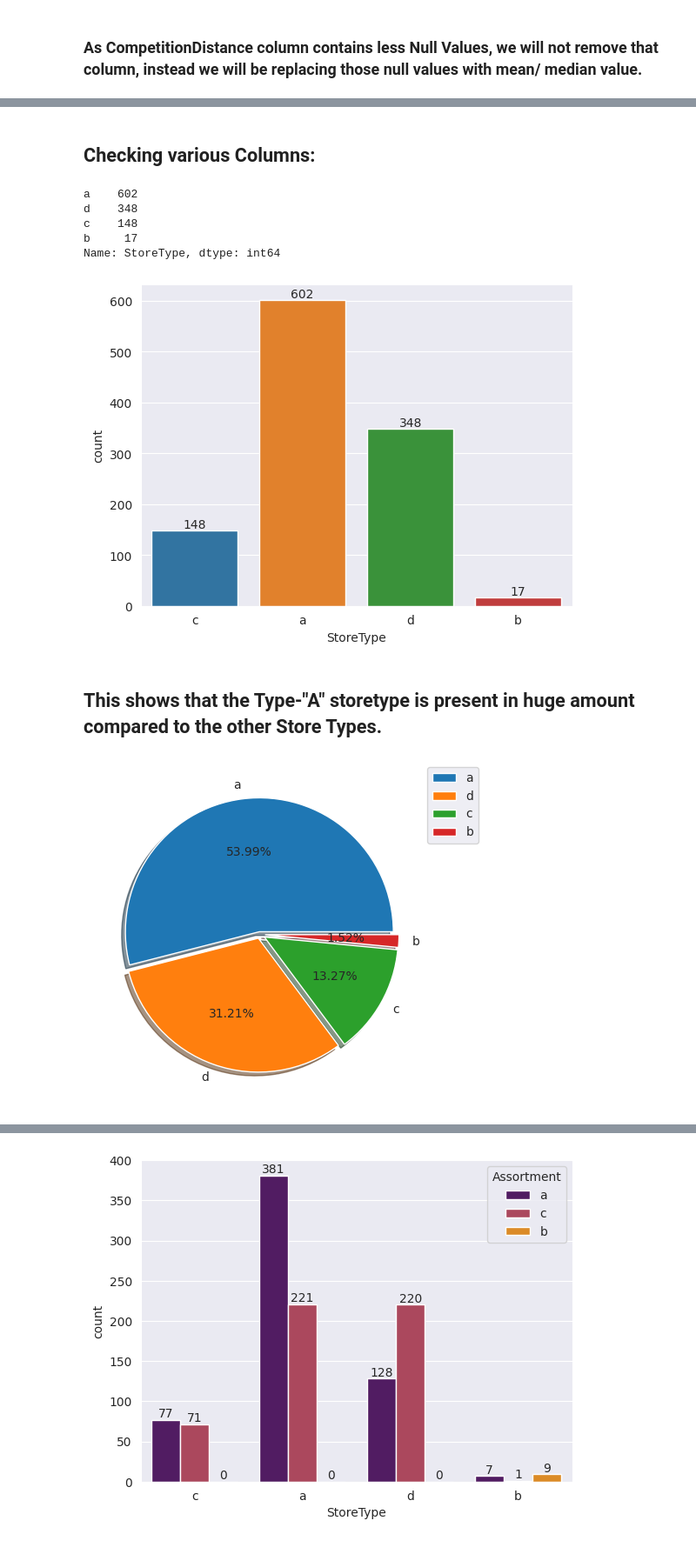
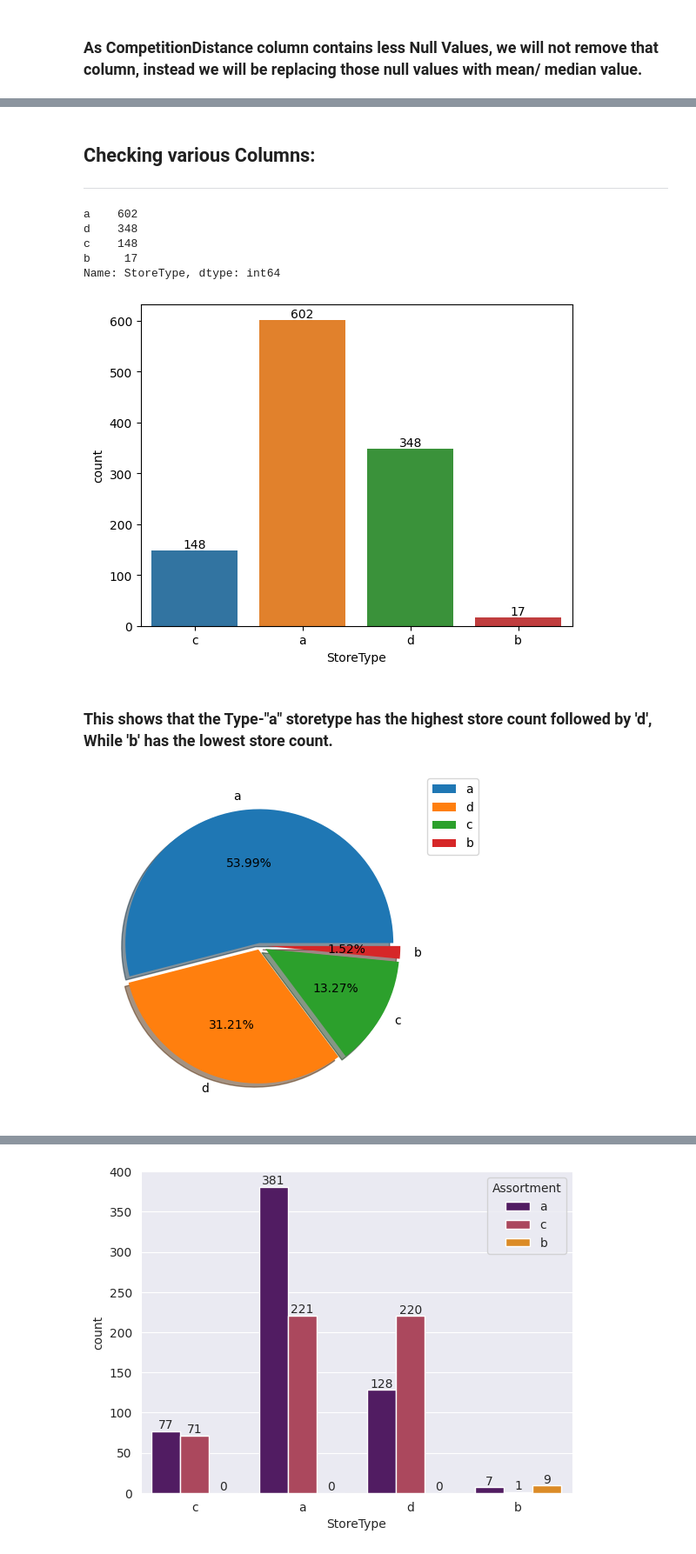
Before and after one commit to RPSahoo219/Regression_Analysis_on_Retail_Sales_Prediction, a Jupyter notebook: Retail_Sales_Prediction.ipynb, the cells around one changed output, grey strips where cells are left out. Shown at 87% size. Drawn from its saved outputs; the diff is of its cells as text; code cells hidden in the pictures.

```diff
--- a/Retail_Sales_Prediction.ipynb
+++ b/Retail_Sales_Prediction.ipynb
@@ -92,2 +133,3 @@ Rossmann_df_1=pd.read_csv('/content/drive/MyDrive/Colab Notebooks/PROJECT/Projec
 # %%
-Store_df_1=pd.read_csv('/content/drive/MyDrive/Colab Notebooks/PROJECT/Project 2 (Regression)/Data file/store.csv')
+# Reading the Store Dataset.
+Store_df_1=pd.read_csv('/content/drive/MyDrive/Colab Notebooks/PROJECT/Project-2 (Regression)/Data file/store.csv')
@@ -238,15 +304,16 @@ dtype: int64
 # %% [markdown]
 ## Checking various Columns:
+
+---
 # %%
-# Let's check the 'StoreType' Column.
+# Checking the StoreType Column.
+Store_df.StoreType.value_counts()
+# %% [output]
+a    602
+d    348
+c    148
+b     17
+Name: StoreType, dtype: int64
-# %%
-Store_df.StoreType.value_counts()
-# %% [output]
-a    602
-d    348
-c    148
-b     17
-Name: StoreType, dtype: int64
 # %%
 # Let's Create a barplot to show the various Store Types.
 fig= sns.countplot(x='StoreType',data=Store_df)
@@ -254,17 +321,17 @@ fig= sns.countplot(x='StoreType',data=Store_df)
 for i in fig.containers:
   fig.bar_label(i)
 # %% [output]
-[figure, old version]
+[figure, new version]
-# %% [markdown]
-## This shows that the Type-"A" storetype is present in huge amount compared to the other Store Types.
+# %% [markdown]
+### This shows that the Type-"a" storetype has the highest store count followed by 'd', While 'b' has the lowest store count.
 # %%
 # Let's check it with the pie chart.
 plt.figure(figsize=(10,5))
-explode=[0.02, 0.03, 0.04, 0.04]
+explode=[0.02, 0.03, 0.05, 0.05]
 fig=plt.pie(x=Store_df['StoreType'].value_counts(), data=Store_df, labels=Store_df['StoreType'].value_counts().index,
             explode= explode, autopct="%1.2f%%",shadow= True, startangle=0,)
 plt.legend(bbox_to_anchor=(1,1),loc='upper left', borderaxespad=0)
 plt.show()
 # %% [output]
-[figure, old version]
+[figure, new version]
 # %% [markdown]
```
Also changed, not shown: parts of 126 cells of this notebook.
